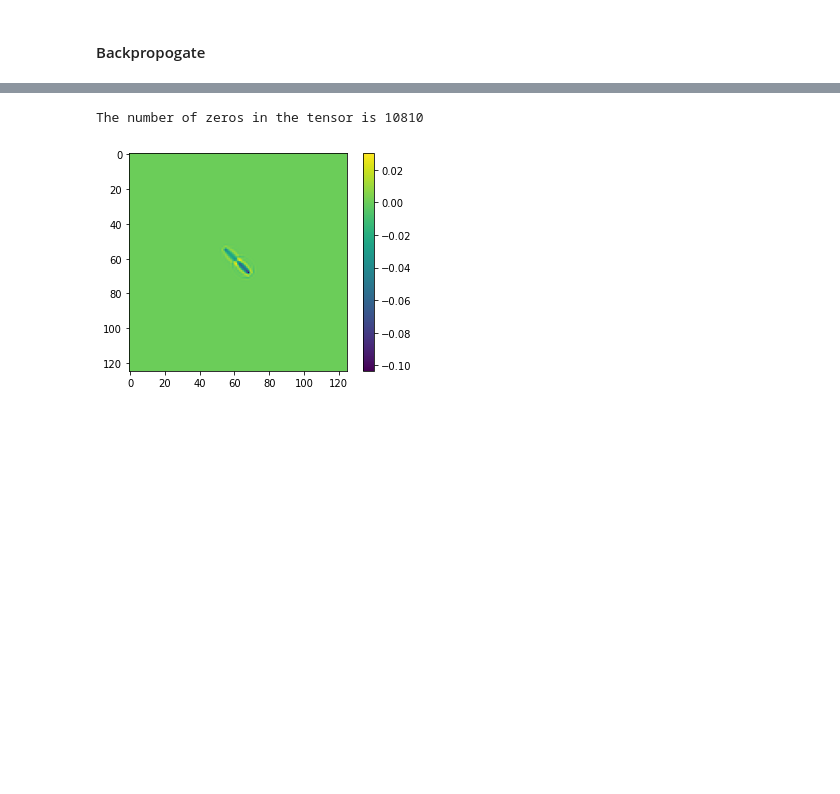
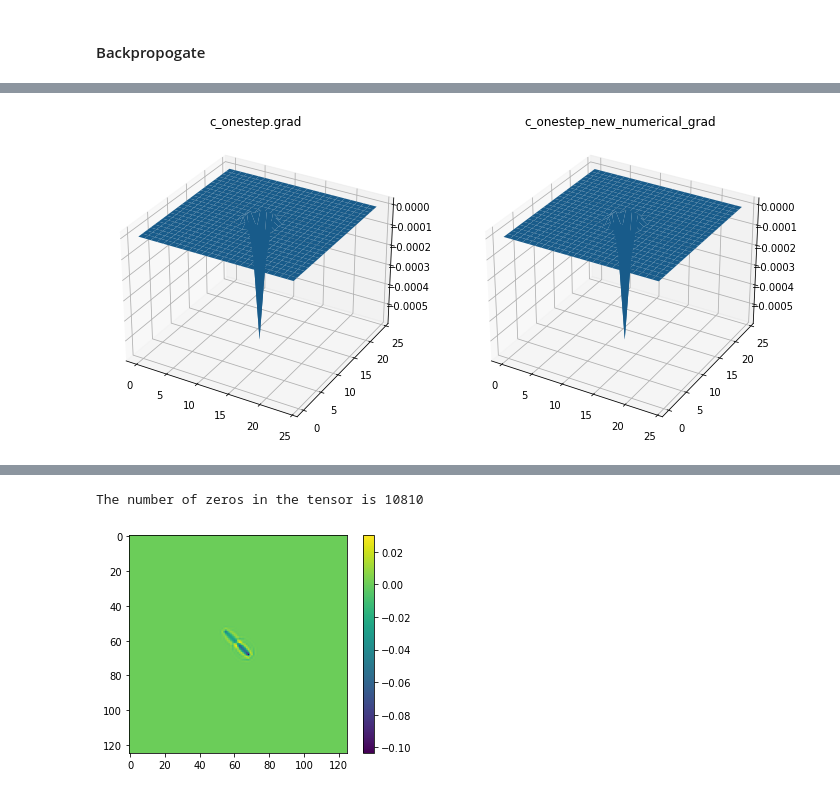
Before and after one commit to guodh321/AI4WaveEqn, a Jupyter notebook: wave_eqn_onestepDA.ipynb, the cells around one changed output, grey strips where cells are left out. Saved outputs shown, nothing was run; the diff lists cells and outputs as text; code cells hidden in the pictures; blank space fills up the shorter version.

Commit message:
0502 commit2 multistep DA

```diff
--- a/wave_eqn_onestepDA.ipynb
+++ b/wave_eqn_onestepDA.ipynb
@@ -1959,7 +1965,9 @@ for sensor_index in range(len(x_indices)):
     y_index = y_indices[sensor_index]
 
     # Update the values with the synthetic_observational_data
-    observational_3d_array_forward1[:, x_index, y_index] = (Status_List_stacked_obs[:, x_index, y_index] - Status_List_stacked_forward1[:, x_index, y_index]) * 2
+    observational_3d_array_forward1[:, x_index, y_index] = Status_List_stacked_obs[:, x_index, y_index]
+    # observational_3d_array_forward1[:, x_index, y_index] = mse_loss(Status_List_stacked_obs[:, x_index, y_index], Status_List_stacked_forward1[:, x_index, y_index])
+
 
 print(observational_3d_array_forward1.shape)
 print(sum(sum(sum(observational_3d_array_forward1)))/2)
@@ -2055,0 +2089,3 @@ tensor(-0.9710, device='cuda:0')
+# %%
+# Initialize the loss function
+mse_loss = nn.MSELoss()
@@ -2056,3 +2148,29 @@ tensor(-0.9710, device='cuda:0')
+# %%
+from mpl_toolkits.mplot3d import Axes3D
+
+# Assuming c_onestep.grad and c_onestep_new_numerical_grad are 2D Tensors
+grad_np = c_forward1.grad.cpu().numpy()
+new_grad_np = c_multi_new_numerical_grad.cpu().detach().numpy()
+
+x = np.arange(grad_np.shape[1])
+y = np.arange(grad_np.shape[0])
+x, y = np.meshgrid(x, y)
+
+fig = plt.figure(figsize=(12, 6))
+
+# Plot c_onestep.grad
+ax1 = fig.add_subplot(121, projection='3d')
+ax1.plot_surface(x, y, grad_np)
+ax1.set_title('c_onestep.grad')
+
+# Plot c_onestep_new_numerical_grad
+ax2 = fig.add_subplot(122, projection='3d')
+ax2.plot_surface(x, y, new_grad_np)
+ax2.set_title('c_onestep_new_numerical_grad')
+
+plt.show()
+# %% [output]
+[figure, added]
 # %%
 with torch.no_grad():
     dF_over_dphi_forward2 = observational_3d_array_forward2.to(device).unsqueeze(0)
```
Also changed, not shown: parts of 23 cells of this notebook.
